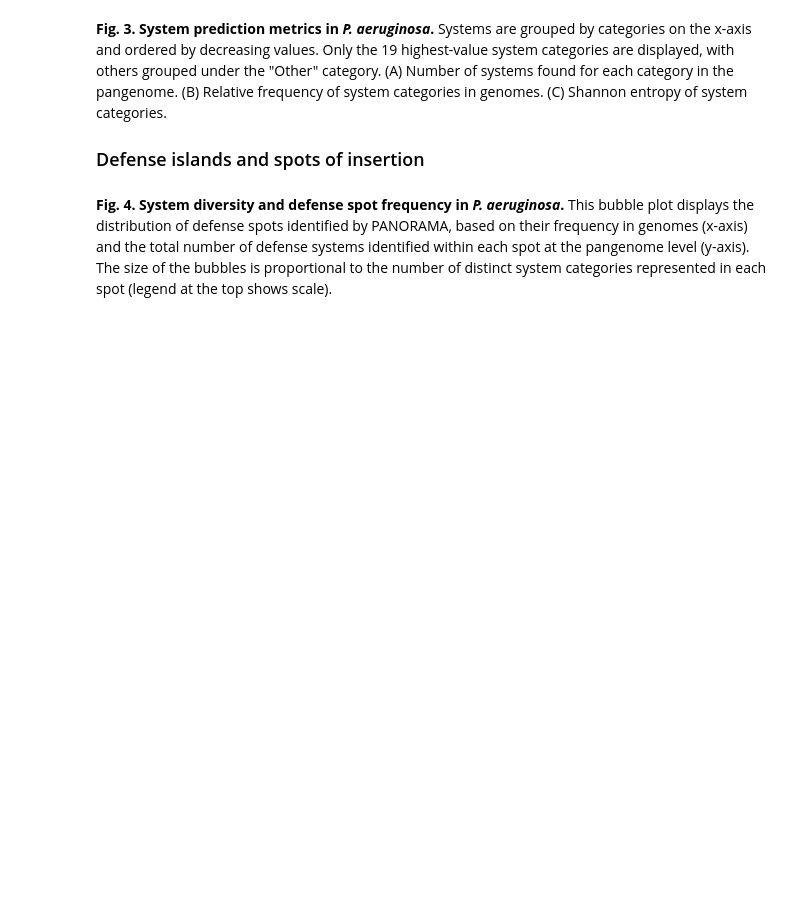
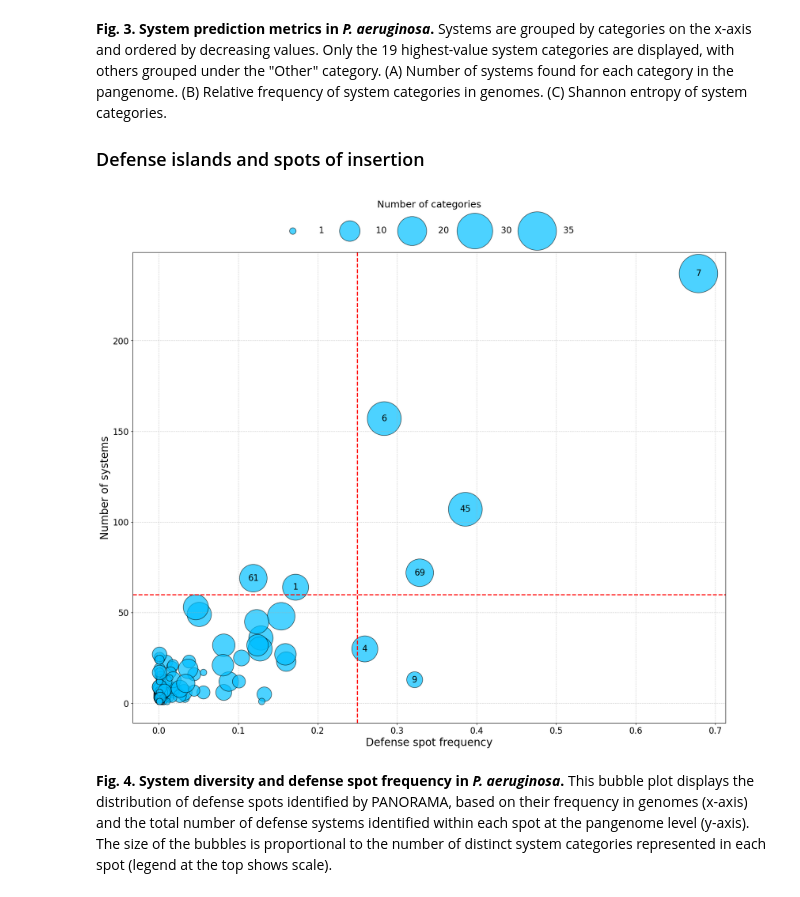
Before and after one commit to jpjarnoux/PANORAMA_article, a Jupyter notebook: main.ipynb, the cells around one changed output. Drawn from its saved outputs; the diff is of its cells as text; code cells hidden in the pictures; blank space fills up the shorter version.

```diff
--- a/main.ipynb
+++ b/main.ipynb
@@ -236,15 +246,18 @@ genomes. (C) Shannon entropy of system categories.
 # %%
 from sources.hotspot import get_spot2orgs, get_data_projection, scatter_plot
 
 projection = PANORAMA_DFINDER_RES / "projection"
 tables = P_AERUGINOSA / 'table'
 
 number_genomes = sum(1 for _ in tables.glob("*.tsv"))
 spot_to_orgs = get_spot2orgs(tables)
 proj_df = get_data_projection(projection)
 
 proj_df.to_csv(P_AERUGINOSA_OUTPUT / "spot2sys_genomes.tsv", sep="\t", index=True)
-scatter_plot(proj_df, spot_to_orgs, number_genomes, P_AERUGINOSA_OUTPUT, file_name="defense_hotspot_aeruginosa", min_freq = .25, min_sys = 60)
+scatter_plot(proj_df, spot_to_orgs, number_genomes, P_AERUGINOSA_OUTPUT, file_name="defense_hotspot_aeruginosa",
+             min_freq=.25, min_sys=60)
+# %% [output]
+[figure, added]
 # %% [markdown]
 **Fig. 4. System diversity and defense spot frequency in *P. aeruginosa*.** This bubble plot displays the distribution
 of defense spots identified by PANORAMA, based on their frequency in genomes (x-axis) and the total number of defense
```
Also changed, not shown: parts of 14 cells of this notebook.
